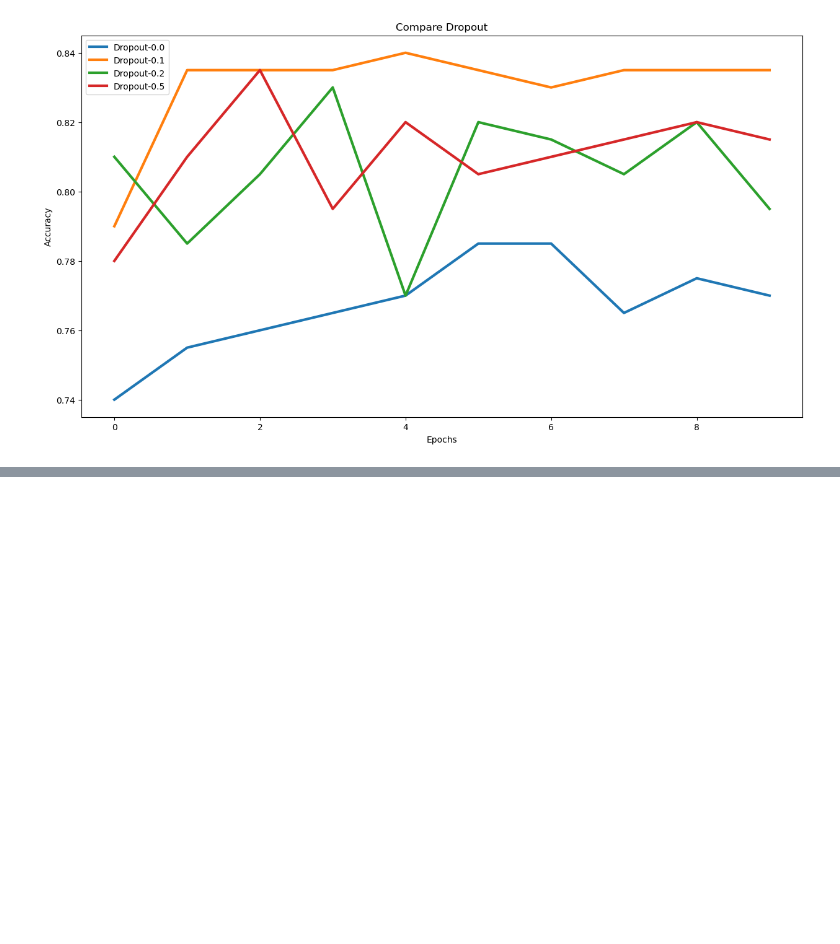
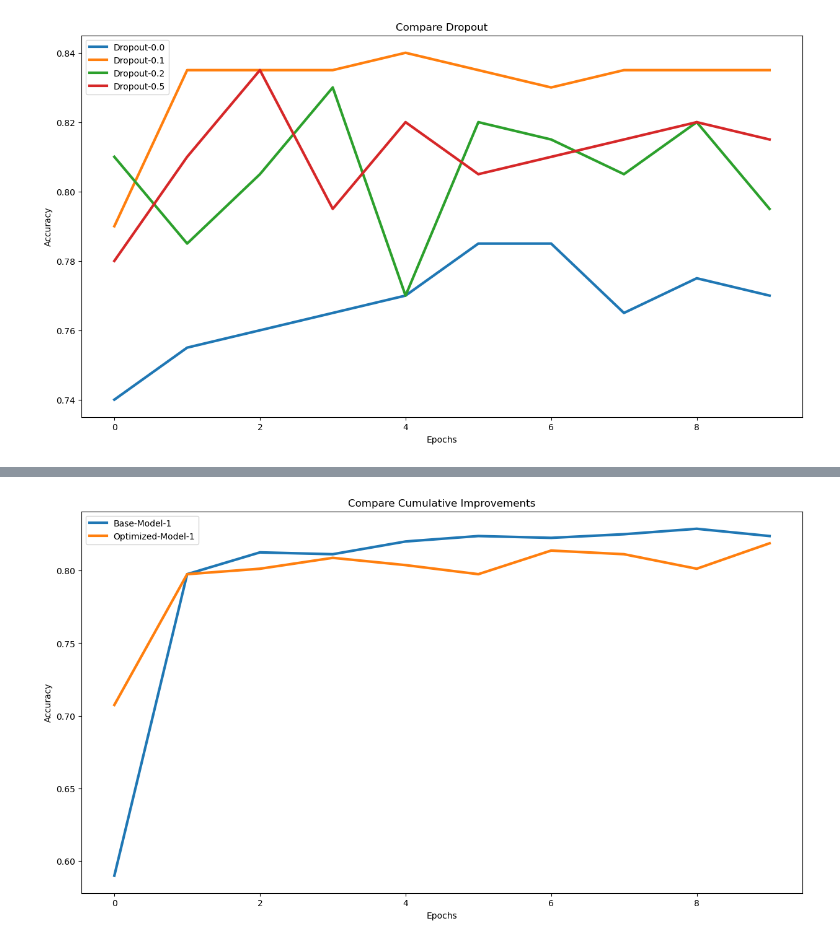
Before and after one commit to alexmacharia/model_tuning, a Jupyter notebook: 05_incident_root_cause.ipynb, the cells around one changed output, grey strips where cells are left out. Saved outputs shown, nothing was run; the diff lists cells and outputs as text; code cells hidden in the pictures; blank space fills up the shorter version.

Commit message:
Update 05_incident_root_cause.ipynb
optimized model

```diff
--- a/05_incident_root_cause.ipynb
+++ b/05_incident_root_cause.ipynb
@@ -265,0 +268,36 @@ plot_graph(accuracy_measures, "Compare Dropout")
+# %%
+accuracy_measures = {}
+
+# Base Minimal Model
+model_config = base_model_config()
+model_config["HIDDEN_NODES"] = [16]
+model_config["NORMALIZATION"] = None
+model_config["OPTIMIZER"] = "rmsprop"
+model_config["LEARNING_RATE"] = 0.001
+model_config["REGULARIZER"] = None
+model_config["DROPOUT_RATE"] = 0.0
+
+X, y = get_rca_data()
+
+model_name = "Base-Model-" + str(layer_count)
+
+history = create_and_run_model(model_config, X, y, model_name)
+
+accuracy_measures[model_name] = history.history["accuracy"]
+
+# Adding all optimzations
+model_config = base_model_config()
+model_config["HIDDEN_NODES"] = [32, 32]
+model_config["NORMALIZATION"] = "batch"
+model_config["OPTIMIZER"] = "rmsprop"
+model_config["LEARNING_RATE"] = 0.001
+model_config["REGULARIZER"] = "l2"
+model_config["DROPOUT_RATE"] = 0.2
+
+X, y = get_rca_data()
+
+model_name = "Optimized-Model-" + str(layer_count)
+
+history = create_and_run_model(model_config, X, y, model_name)
+
+accuracy_measures[model_name] = history.history["accuracy"]
@@ -265,0 +322,4 @@ plot_graph(accuracy_measures, "Compare Dropout")
+# %%
+plot_graph(accuracy_measures, "Compare Cumulative Improvements")
+# %% [output]
+[figure, added]
```
Also changed, not shown: parts of 2 cells of this notebook.
